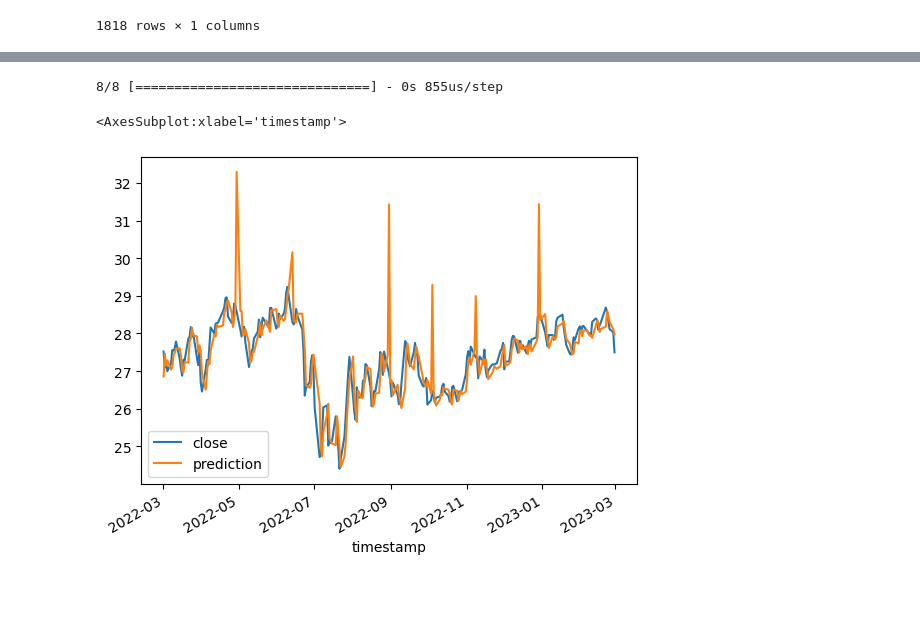
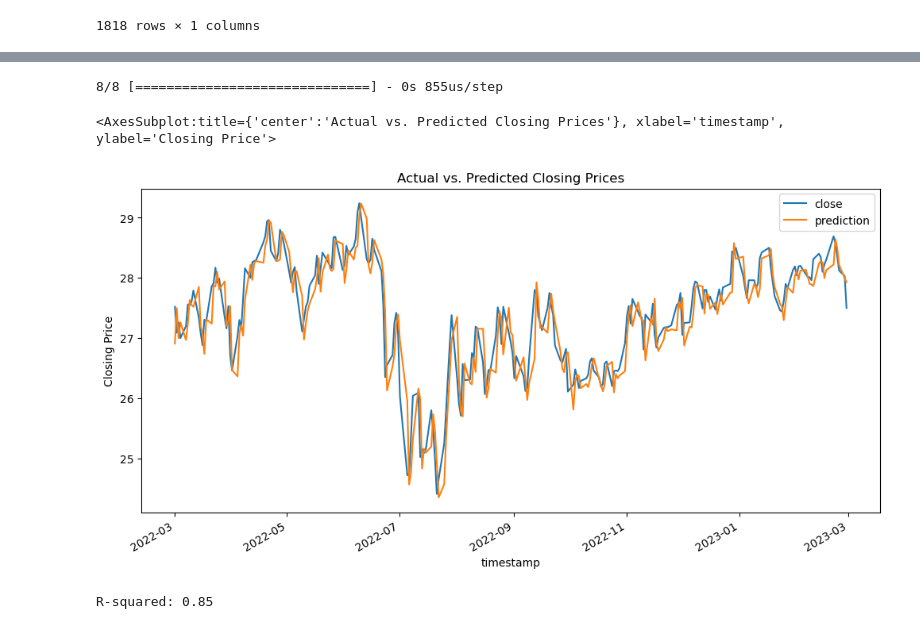
Before and after one commit to mike501b/project2, a Jupyter notebook: Mike/MB Reggression.ipynb, the cells around one changed output, grey strips where cells are left out. Saved outputs shown, nothing was run; the diff lists cells and outputs as text; code cells hidden in the pictures; blank space fills up the shorter version.

Commit message:
Added graphs

```diff
--- a/Mike/MB Reggression.ipynb
+++ b/Mike/MB Reggression.ipynb
@@ -130,10 +132,15 @@ nn_model_regression.save(file_path)
 # %%
 nn_pred = nn_model_regression.predict(X_test_scaled)
 compare_df = pd.DataFrame(index = X_test.index)
 compare_df['close'] = y_test.values
 compare_df['prediction'] = nn_pred
-compare_df.plot()
+compare_df.plot(figsize=(12,6),title = "Actual vs. Predicted Closing Prices", ylabel="Closing Price")
 # %% [output]
 8/8 [==============================] - 0s 855us/step
-<AxesSubplot:xlabel='timestamp'>
+<AxesSubplot:title={'center':'Actual vs. Predicted Closing Prices'}, xlabel='timestamp', ylabel='Closing Price'>
-[figure, old version]
+[figure, new version]
+# %%
+r2 = r2_score(y_true=compare_df['close'], y_pred=compare_df['prediction'])
+print(f"R-squared: {r2:.2f}")
+# %% [output]
+R-squared: 0.85
```
Also changed, not shown: parts of 3 cells of this notebook, 2 other files.
